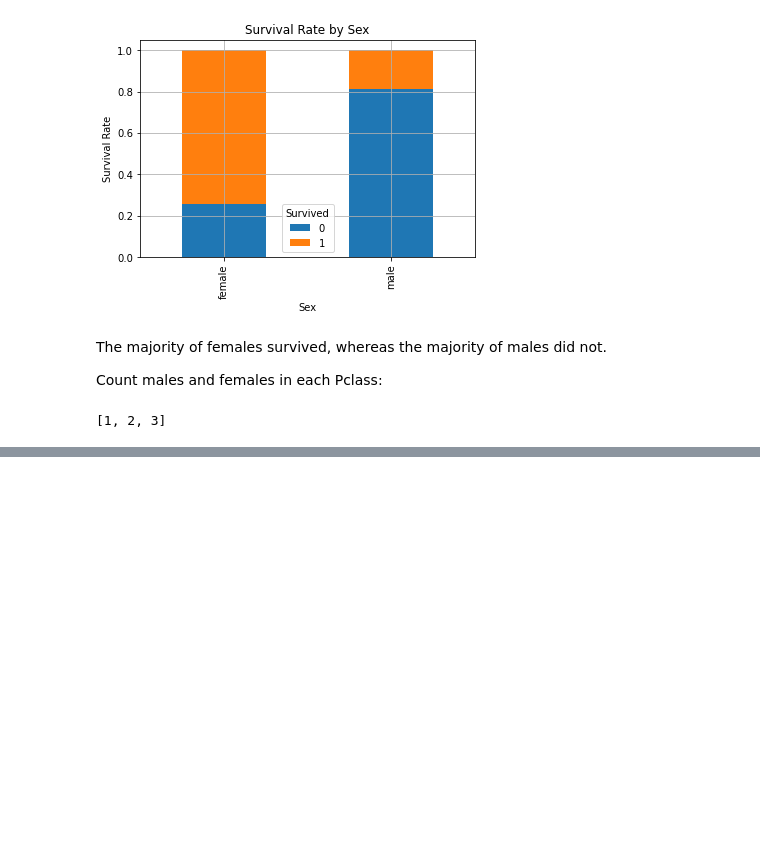
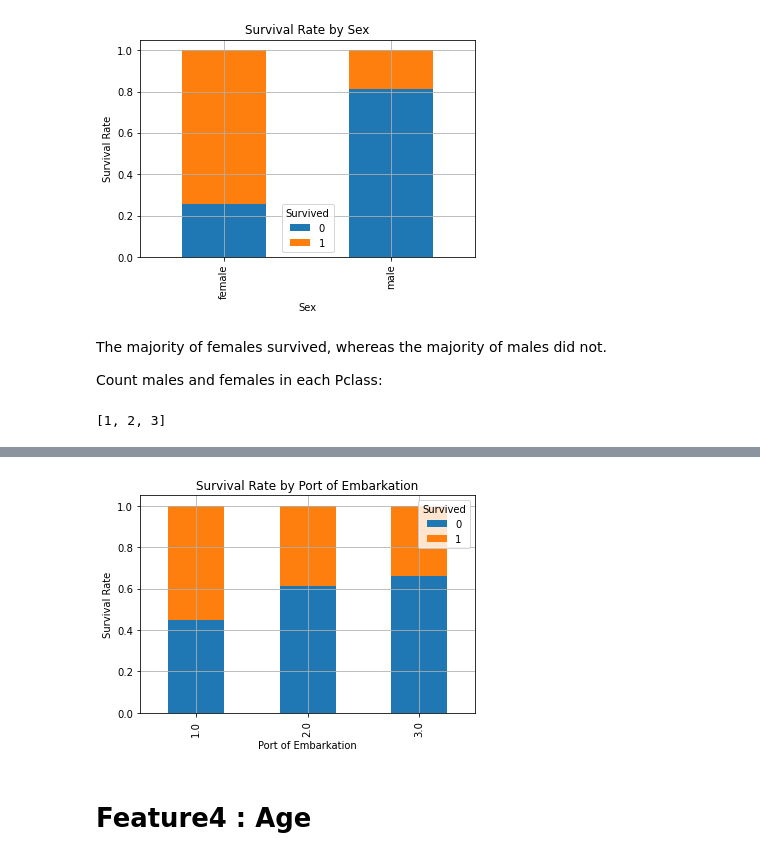
Before and after one commit to Koshaliya/Titanic-survival-exploration, a Jupyter notebook: Titanic Survival Exploration.ipynb, the cells around one changed output, grey strips where cells are left out. Cells and saved outputs as stored; diff of their text form; code cells hidden in the pictures; blank space fills up the shorter version.

```diff
--- a/Titanic Survival Exploration.ipynb
+++ b/Titanic Survival Exploration.ipynb
@@ -117,0 +230,12 @@ passenger_classes
+# %%
+embarked_rel=pd.crosstab(df['Embarked_Value'],df['Survived'])
+
+embarked_rel_normalize=embarked_rel.div(embarked_rel.sum(1).astype(float),axis=0)
+embarked_rel_normalize.plot(kind='bar',title='Survival Rate by Port of Embarkation',grid='True',stacked='True')
+plt.xlabel('Port of Embarkation')
+plt.ylabel('Survival Rate')
+plt.show()
+# %% [output]
+[figure, added]
+# %% [markdown]
+# Feature4 : Age
```
Also changed, not shown: parts of 45 cells of this notebook.
